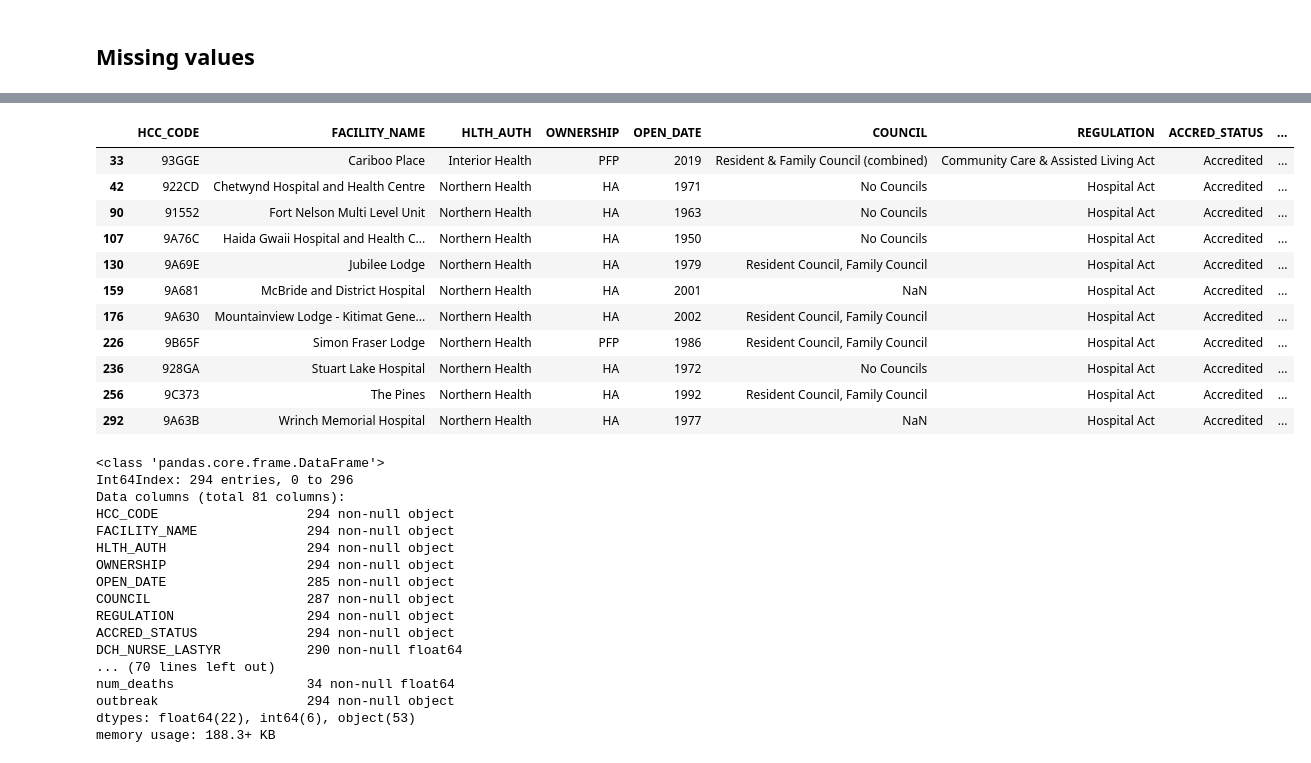
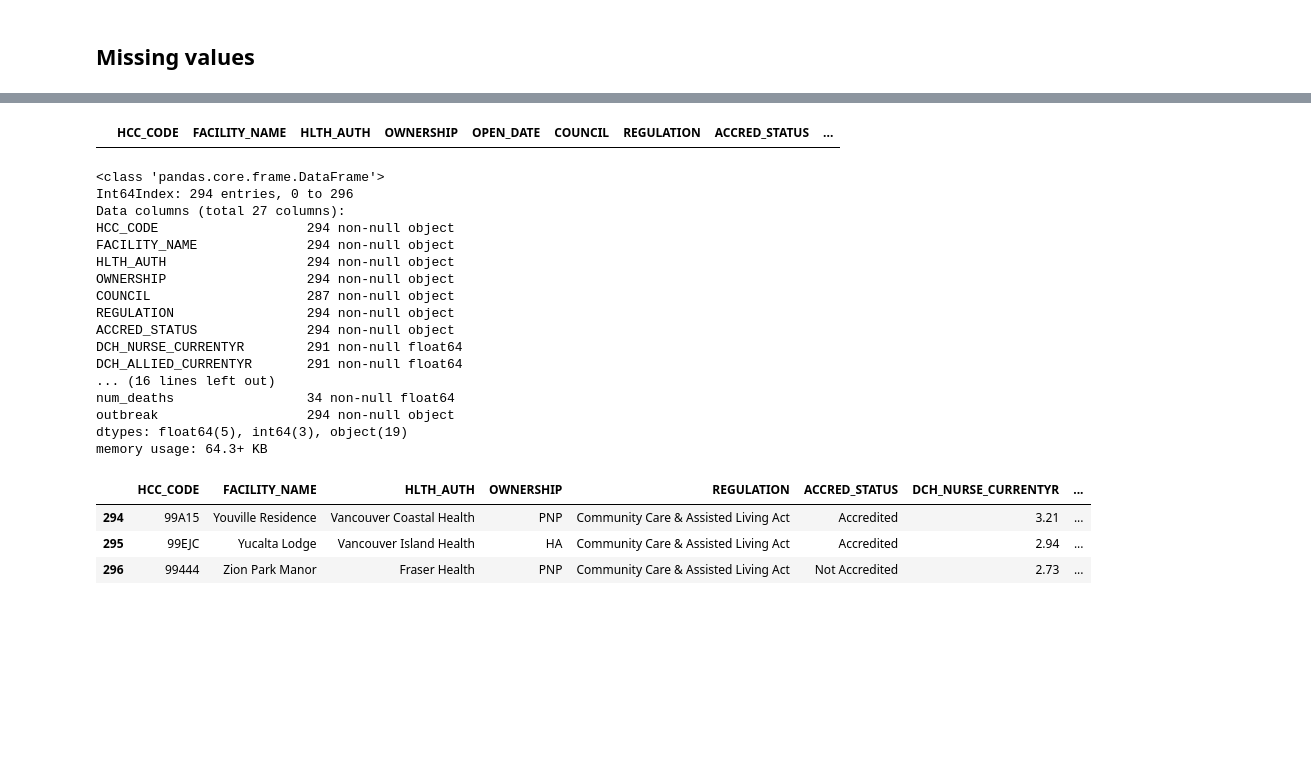
Before and after one commit to nganlyle/wrangle_covid, a Jupyter notebook: wrangling/ngan_bc_data_prep.ipynb, the cells around one changed output, grey strips where cells are left out. Drawn from its saved outputs; the diff is of its cells as text; code cells hidden in the pictures; blank space fills up the shorter version.

```diff
--- a/wrangling/ngan_bc_data_prep.ipynb
+++ b/wrangling/ngan_bc_data_prep.ipynb
@@ -318,31 +311,20 @@ ltc.loc[ltc['ROOMS_PRIVATE'] == 0]
 # %%
 # ltc.columns.values
 
 # # Show rows with NA values
 # ls = [
 #     'ROOMS_PRIVATE',
 #     'ROOMS_SEMI',
 #     'ROOMS_MULTI'
 # ]
 
 # for each in ls:
 #     ltc[ltc[each].isnull()]
 
-# ltc['SUB_COMPLAINTS'].describe()
-# ltc['SUB_COMPLAINTS'].value_counts()
-ltc[ltc['COMPLAINTS'].isnull()]
-# len(ltc[ltc['COMPLAINTS'].isnull()])
+# ltc['INCIDENT_OUTBREAK_100'].describe()
+ltc['CMI'].value_counts()
+ltc[ltc['INFRACTIONS_DISEASE'].isnull()]
+# len(ltc[ltc['INCIDENT_OUTBREAK_100'].isnull()])
 # ltc['INFRACTIONS'].sum()
 # %% [output]
 |  | HCC_CODE | FACILITY_NAME | HLTH_AUTH | OWNERSHIP | OPEN_DATE | COUNCIL | REGULATION | ACCRED_STATUS | ... |
-| 33 | 93GGE | Cariboo Place | Interior Health | PFP | 2019 | Resident & Family Council (combined) | Community Care & Assisted Living Act | Accredited | ... |
-| 42 | 922CD | Chetwynd Hospital and Health Centre | Northern Health | HA | 1971 | No Councils | Hospital Act | Accredited | ... |
-| 90 | 91552 | Fort Nelson Multi Level Unit | Northern Health | HA | 1963 | No Councils | Hospital Act | Accredited | ... |
-| 107 | 9A76C | Haida Gwaii Hospital and Health C... | Northern Health | HA | 1950 | No Councils | Hospital Act | Accredited | ... |
-| 130 | 9A69E | Jubilee Lodge | Northern Health | HA | 1979 | Resident Council, Family Council | Hospital Act | Accredited | ... |
-| 159 | 9A681 | McBride and District Hospital | Northern Health | HA | 2001 | NaN | Hospital Act | Accredited | ... |
-| 176 | 9A630 | Mountainview Lodge - Kitimat Gene... | Northern Health | HA | 2002 | Resident Council, Family Council | Hospital Act | Accredited | ... |
-| 226 | 9B65F | Simon Fraser Lodge | Northern Health | PFP | 1986 | Resident Council, Family Council | Hospital Act | Accredited | ... |
-| 236 | 928GA | Stuart Lake Hospital | Northern Health | HA | 1972 | No Councils | Hospital Act | Accredited | ... |
-| 256 | 9C373 | The Pines | Northern Health | HA | 1992 | Resident Council, Family Council | Hospital Act | Accredited | ... |
-| 292 | 9A63B | Wrinch Memorial Hospital | Northern Health | HA | 1977 | NaN | Hospital Act | Accredited | ... |
@@ -349,20 +474,20 @@ ltc[ltc['COMPLAINTS'].isnull()]
 # %%
-ltc.info()
+ltc2.info()
 # %% [output]
 <class 'pandas.core.frame.DataFrame'>
 Int64Index: 294 entries, 0 to 296
-Data columns (total 81 columns):
+Data columns (total 27 columns):
 HCC_CODE                   294 non-null object
 FACILITY_NAME              294 non-null object
 HLTH_AUTH                  294 non-null object
 OWNERSHIP                  294 non-null object
-OPEN_DATE                  285 non-null object
 COUNCIL                    287 non-null object
 REGULATION                 294 non-null object
 ACCRED_STATUS              294 non-null object
-DCH_NURSE_LASTYR           290 non-null float64
-... (70 lines left out)
+DCH_NURSE_CURRENTYR        291 non-null float64
+DCH_ALLIED_CURRENTYR       291 non-null float64
+... (16 lines left out)
 num_deaths                 34 non-null float64
 outbreak                   294 non-null object
-dtypes: float64(22), int64(6), object(53)
-memory usage: 188.3+ KB
+dtypes: float64(5), int64(3), object(19)
+memory usage: 64.3+ KB
@@ -491,0 +552,8 @@ ltc2 = ltc.drop(listofcols, axis = 1)
+# %%
+# ltc2.info()
+ltc2[ltc2.INCIDENT_OUTBREAK_100cat.isnull()]
+# %% [output]
+|  | HCC_CODE | FACILITY_NAME | HLTH_AUTH | OWNERSHIP | REGULATION | ACCRED_STATUS | DCH_NURSE_CURRENTYR | ... |
+| 294 | 99A15 | Youville Residence | Vancouver Coastal Health | PNP | Community Care & Assisted Living Act | Accredited | 3.21 | ... |
+| 295 | 99EJC | Yucalta Lodge | Vancouver Island Health | HA | Community Care & Assisted Living Act | Accredited | 2.94 | ... |
+| 296 | 99444 | Zion Park Manor | Fraser Health | PNP | Community Care & Assisted Living Act | Not Accredited | 2.73 | ... |
```
Also changed, not shown: parts of 26 cells of this notebook.
